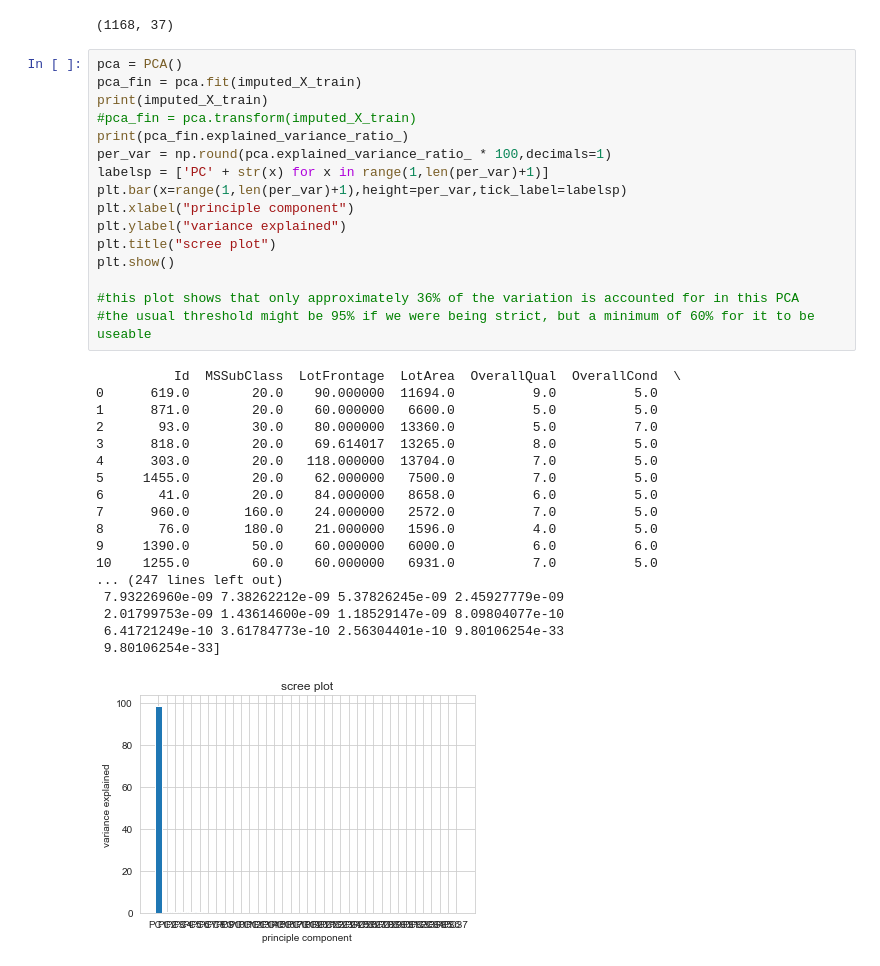
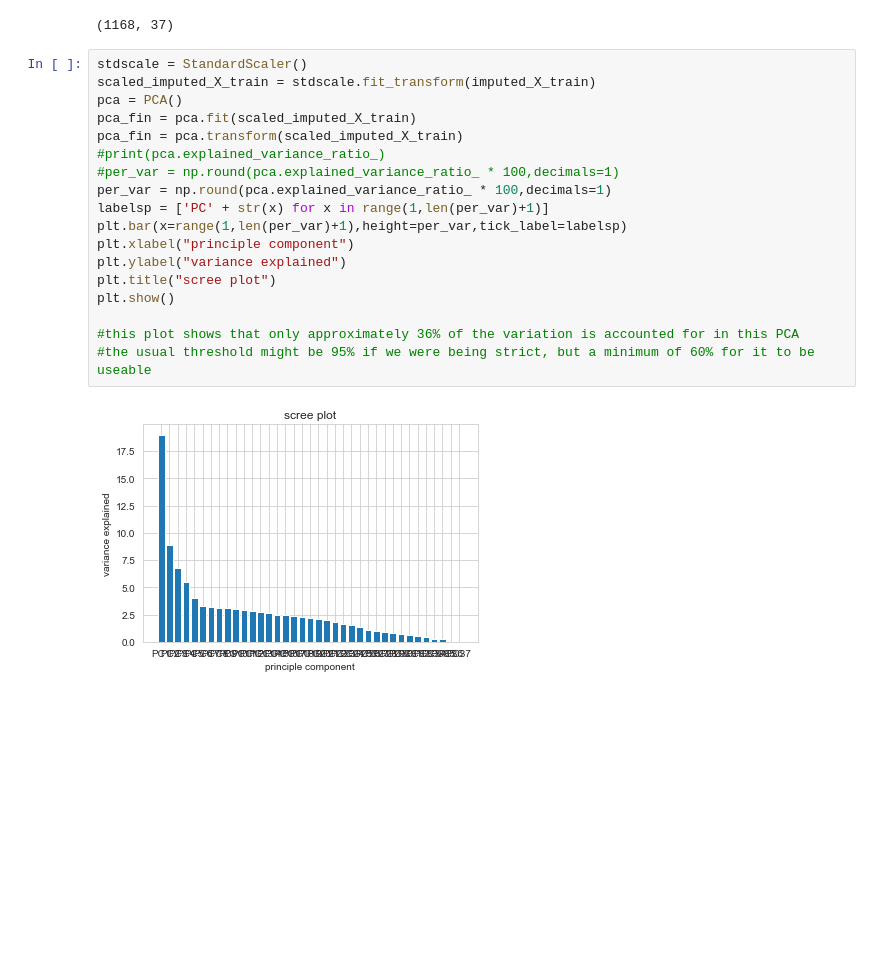
Before and after one commit to foreverloop/house-regress-k, a Jupyter notebook: HouseRegression.ipynb, the cells around one changed output. Cells and saved outputs as stored; diff of their text form; blank space fills up the shorter version.

```diff
--- a/HouseRegression.ipynb
+++ b/HouseRegression.ipynb
@@ -347,37 +337,22 @@ print(np.shape(imputed_X_train))
 # %% [output]
 (1168, 37)
 # %%
+stdscale = StandardScaler()
+scaled_imputed_X_train = stdscale.fit_transform(imputed_X_train)
 pca = PCA()
-pca_fin = pca.fit(imputed_X_train)
-print(imputed_X_train)
-#pca_fin = pca.transform(imputed_X_train)
-print(pca_fin.explained_variance_ratio_)
+pca_fin = pca.fit(scaled_imputed_X_train)
+pca_fin = pca.transform(scaled_imputed_X_train)
+#print(pca.explained_variance_ratio_)
+#per_var = np.round(pca.explained_variance_ratio_ * 100,decimals=1)
 per_var = np.round(pca.explained_variance_ratio_ * 100,decimals=1)
 labelsp = ['PC' + str(x) for x in range(1,len(per_var)+1)]
 plt.bar(x=range(1,len(per_var)+1),height=per_var,tick_label=labelsp)
 plt.xlabel("principle component")
 plt.ylabel("variance explained")
 plt.title("scree plot")
 plt.show()
 
 #this plot shows that only approximately 36% of the variation is accounted for in this PCA
 #the usual threshold might be 95% if we were being strict, but a minimum of 60% for it to be useable
 # %% [output]
-          Id  MSSubClass  LotFrontage  LotArea  OverallQual  OverallCond  \
-0      619.0        20.0    90.000000  11694.0          9.0          5.0
-1      871.0        20.0    60.000000   6600.0          5.0          5.0
-2       93.0        30.0    80.000000  13360.0          5.0          7.0
-3      818.0        20.0    69.614017  13265.0          8.0          5.0
-4      303.0        20.0   118.000000  13704.0          7.0          5.0
-5     1455.0        20.0    62.000000   7500.0          7.0          5.0
-6       41.0        20.0    84.000000   8658.0          6.0          5.0
-7      960.0       160.0    24.000000   2572.0          7.0          5.0
-8       76.0       180.0    21.000000   1596.0          4.0          5.0
-9     1390.0        50.0    60.000000   6000.0          6.0          6.0
-10    1255.0        60.0    60.000000   6931.0          7.0          5.0
-... (247 lines left out)
- 7.93226960e-09 7.38262212e-09 5.37826245e-09 2.45927779e-09
- 2.01799753e-09 1.43614600e-09 1.18529147e-09 8.09804077e-10
- 6.41721249e-10 3.61784773e-10 2.56304401e-10 9.80106254e-33
- 9.80106254e-33]
-[figure, old version]
+[figure, new version]
```
Also changed, not shown: parts of 3 cells of this notebook.
